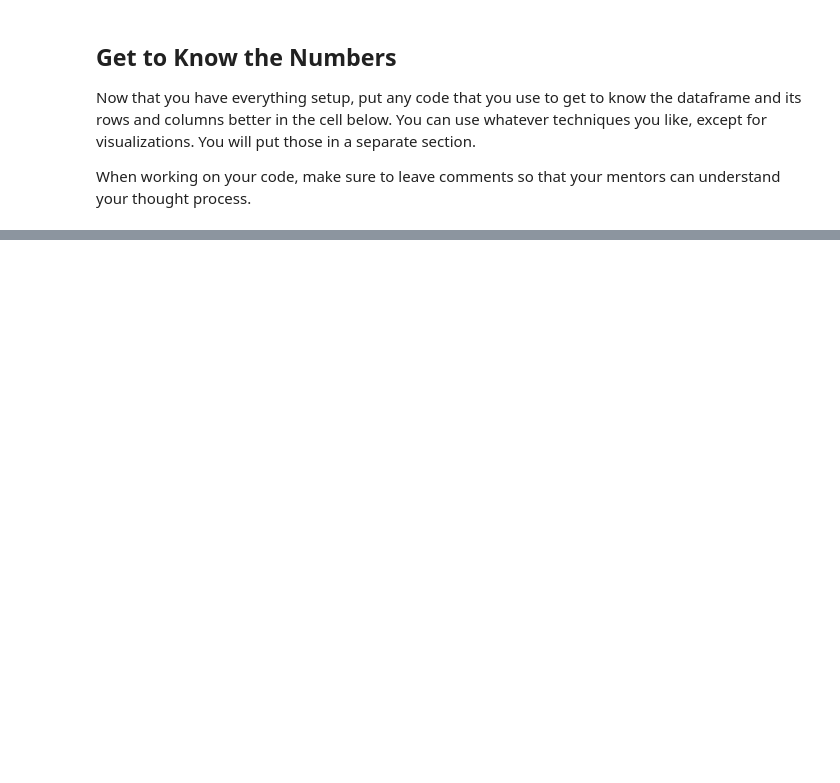
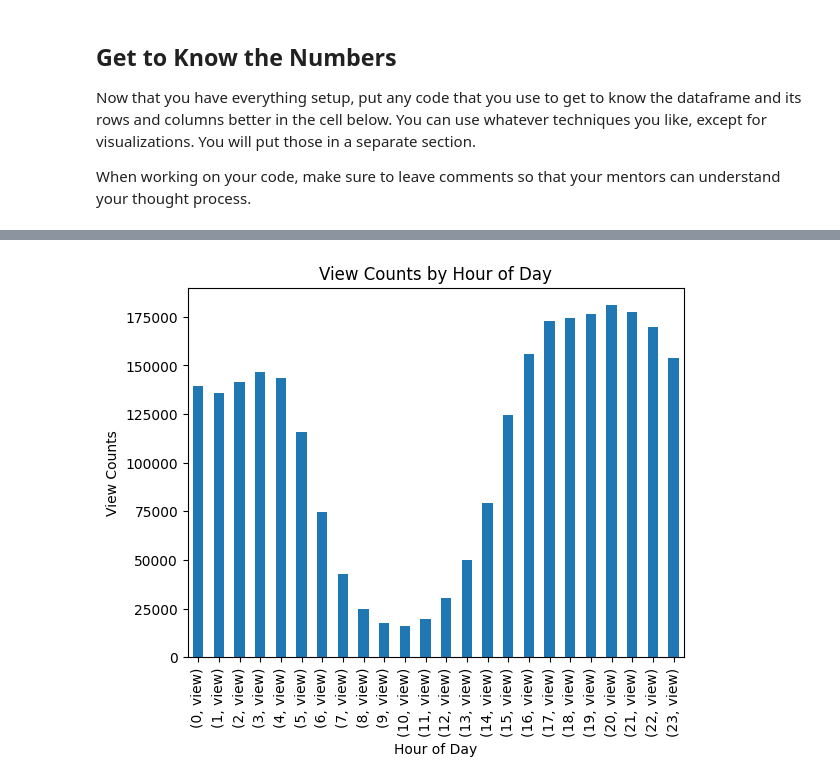
Before and after one commit to john1jung/eda-checkpoint, a Jupyter notebook: checkpoint-two.ipynb, the cells around one changed output, grey strips where cells are left out. Cells and saved outputs as stored; diff of their text form; code cells hidden in the pictures; blank space fills up the shorter version.

```diff
--- a/checkpoint-two.ipynb
+++ b/checkpoint-two.ipynb
@@ -199,0 +120,19 @@ df['item_type'].value_counts().plot(kind='bar')
+# %%
+#Examine Views throughout the Day.
+
+#Narrow the DF down to show only view events
+view_df = df[df['event']=='view']
+
+#groupby hour of day and count each event.
+grouped_by_hour = view_df.groupby(view_df['date'].dt.hour)['event'].value_counts()
+
+#plot a bar chart to show how visitor behavior changes throughout the day.
+grouped_by_hour.plot(kind = 'bar', width = .5)
+plt.ylabel('View Counts')
+plt.xlabel('Hour of Day')
+plt.title('View Counts by Hour of Day')
+plt.show()
+
+#the chart below shows how views remain more constant in the evening while the chart above shows how transaction fall off in the evening.
+# %% [output]
+[figure, added]
```
Also changed, not shown: parts of 29 cells of this notebook, 3 other files.
